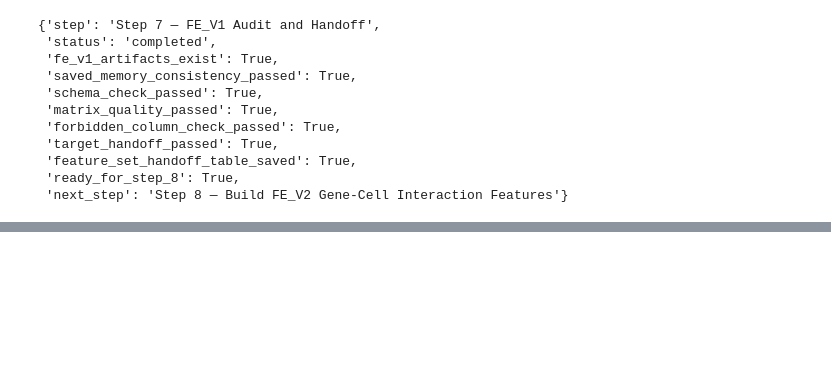
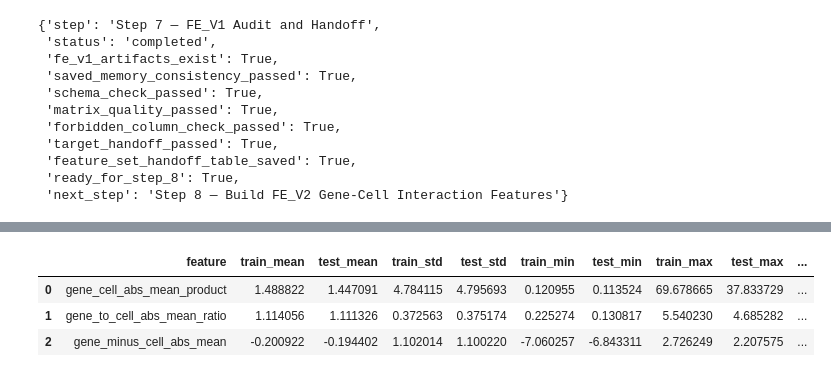
Before and after one commit to kawsar07ahmmed0712-rgb/moa-prediction-drug-response, a Jupyter notebook: notebooks/03_feature_engineering.ipynb, the cells around one changed output, grey strips where cells are left out. Drawn from its saved outputs; the diff is of its cells as text; code cells hidden in the pictures; blank space fills up the shorter version.

Commit message:
Step 8 — Build FE_V2 Gene-Cell Interaction Features

```diff
--- a/notebooks/03_feature_engineering.ipynb
+++ b/notebooks/03_feature_engineering.ipynb
@@ -3120,0 +3244,19 @@ step_7_status
+# %%
+X_train_fe_v2 = X_train_fe_v1.merge(
+    train_fe_v2_interactions,
+    on=ID_COL,
+    how="left",
+    validate="one_to_one"
+)
+
+X_test_fe_v2 = X_test_fe_v1.merge(
+    test_fe_v2_interactions,
+    on=ID_COL,
+    how="left",
+    validate="one_to_one"
+)
+
+print("X_train_fe_v1 shape:", X_train_fe_v1.shape)
+print("X_train_fe_v2 shape:", X_train_fe_v2.shape)
+print("X_test_fe_v1 shape :", X_test_fe_v1.shape)
+print("X_test_fe_v2 shape :", X_test_fe_v2.shape)
@@ -3120,0 +3377,42 @@ step_7_status
+# %%
+fe_v2_interaction_distribution_rows = []
+
+for feature in fe_v2_interaction_features:
+    train_mean = X_train_fe_v2[feature].mean()
+    test_mean = X_test_fe_v2[feature].mean()
+    train_std = X_train_fe_v2[feature].std()
+    test_std = X_test_fe_v2[feature].std()
+
+    pooled_std = np.sqrt((train_std ** 2 + test_std ** 2) / 2)
+    standardized_mean_diff = abs(train_mean - test_mean) / (pooled_std + 1e-8)
+
+    fe_v2_interaction_distribution_rows.append({
+        "feature": feature,
+        "train_mean": train_mean,
+        "test_mean": test_mean,
+        "train_std": train_std,
+        "test_std": test_std,
+        "train_min": X_train_fe_v2[feature].min(),
+        "test_min": X_test_fe_v2[feature].min(),
+        "train_max": X_train_fe_v2[feature].max(),
+        "test_max": X_test_fe_v2[feature].max(),
+        "standardized_mean_diff": standardized_mean_diff,
+        "shift_band": (
+            "high_check" if standardized_mean_diff >= 0.20 else
+            "moderate_monitor" if standardized_mean_diff >= 0.10 else
+            "low"
+        )
+    })
+
+fe_v2_interaction_distribution_audit = (
+    pd.DataFrame(fe_v2_interaction_distribution_rows)
+    .sort_values("standardized_mean_diff", ascending=False)
+    .reset_index(drop=True)
+)
+
+fe_v2_interaction_distribution_audit
+# %% [output]
+|  | feature | train_mean | test_mean | train_std | test_std | train_min | test_min | train_max | test_max | ... |
+| 0 | gene_cell_abs_mean_product | 1.488822 | 1.447091 | 4.784115 | 4.795693 | 0.120955 | 0.113524 | 69.678665 | 37.833729 | ... |
+| 1 | gene_to_cell_abs_mean_ratio | 1.114056 | 1.111326 | 0.372563 | 0.375174 | 0.225274 | 0.130817 | 5.540230 | 4.685282 | ... |
+| 2 | gene_minus_cell_abs_mean | -0.200922 | -0.194402 | 1.102014 | 1.100220 | -7.060257 | -6.843311 | 2.726249 | 2.207575 | ... |
```
Also changed, not shown: parts of 16 cells of this notebook.
